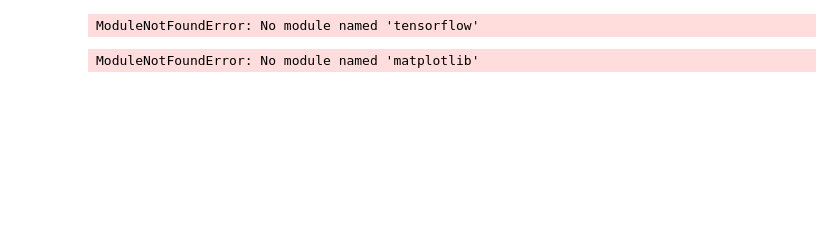
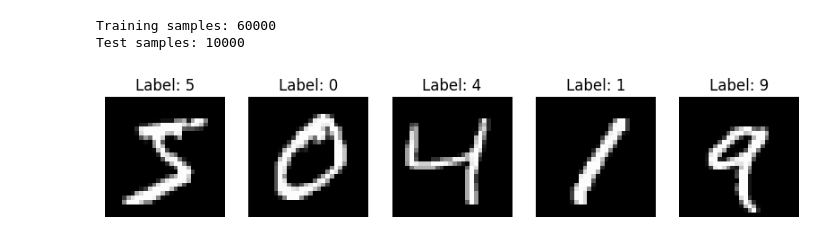
Before and after one commit to Albanovukelaj17/Digit-Recognition, a Jupyter notebook: notebooks/digit_recognition.ipynb, the cells around one changed output. Cells and saved outputs as stored; diff of their text form; code cells hidden in the pictures; blank space fills up the shorter version.

```diff
--- a/notebooks/digit_recognition.ipynb
+++ b/notebooks/digit_recognition.ipynb
@@ -1,5 +1,10 @@
 # %%
+
 import tensorflow as tf
+import numpy as np
+import matplotlib.pyplot as plt
+from sklearn.metrics import confusion_matrix
+import seaborn as sns
 
 # MNIST-Daten laden
 (x_train, y_train), (x_test, y_test) = tf.keras.datasets.mnist.load_data()
@@ -7,19 +12,24 @@ import tensorflow as tf
 # Daten normalisieren (Werte zwischen 0 und 1 skalieren)
 x_train, x_test = x_train / 255.0, x_test / 255.0
 
+# Training und Test-Daten umformen, um die Channel-Dimension hinzuzufügen (erforderlich für Conv2D)
+x_train = x_train.reshape(-1, 28, 28, 1)
+x_test = x_test.reshape(-1, 28, 28, 1)
+
 print("Training samples:", x_train.shape[0])
 print("Test samples:", x_test.shape[0])
 # %% [output]
-ModuleNotFoundError: No module named 'tensorflow'
+Training samples: 60000
+Test samples: 10000
 # %%
-import matplotlib.pyplot as plt
-
-# Erste 5 Ziffern visualisieren
+plt.figure(figsize=(10, 10))
 for i in range(5):
+    plt.subplot(1, 5, i + 1)
     plt.imshow(x_train[i], cmap='gray')
     plt.title(f"Label: {y_train[i]}")
-    plt.show()
+    plt.axis('off')
+plt.show()
 # %% [output]
-ModuleNotFoundError: No module named 'matplotlib'
+[figure, added]
 # %%
 from tensorflow.keras.models import Sequential
```
Also changed, not shown: parts of 7 cells of this notebook.
